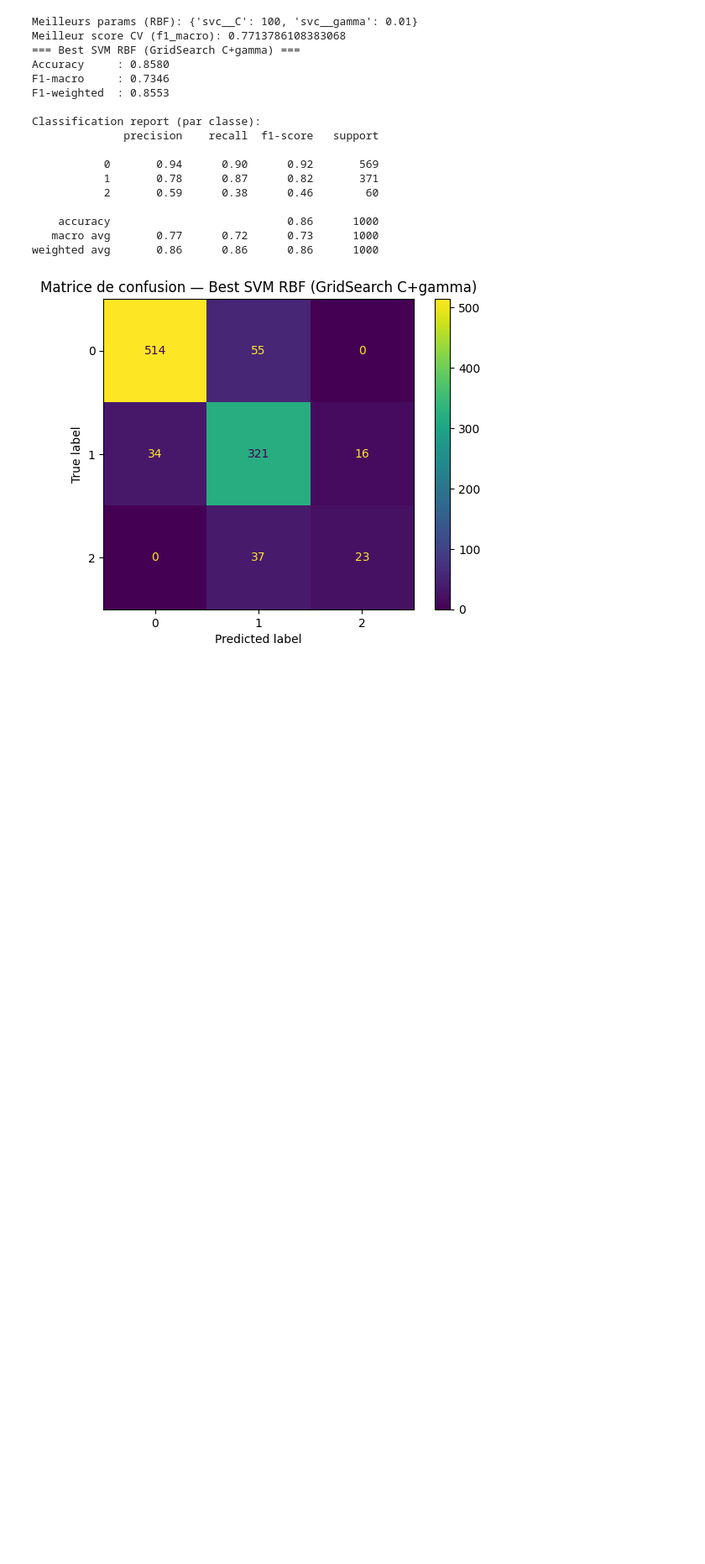
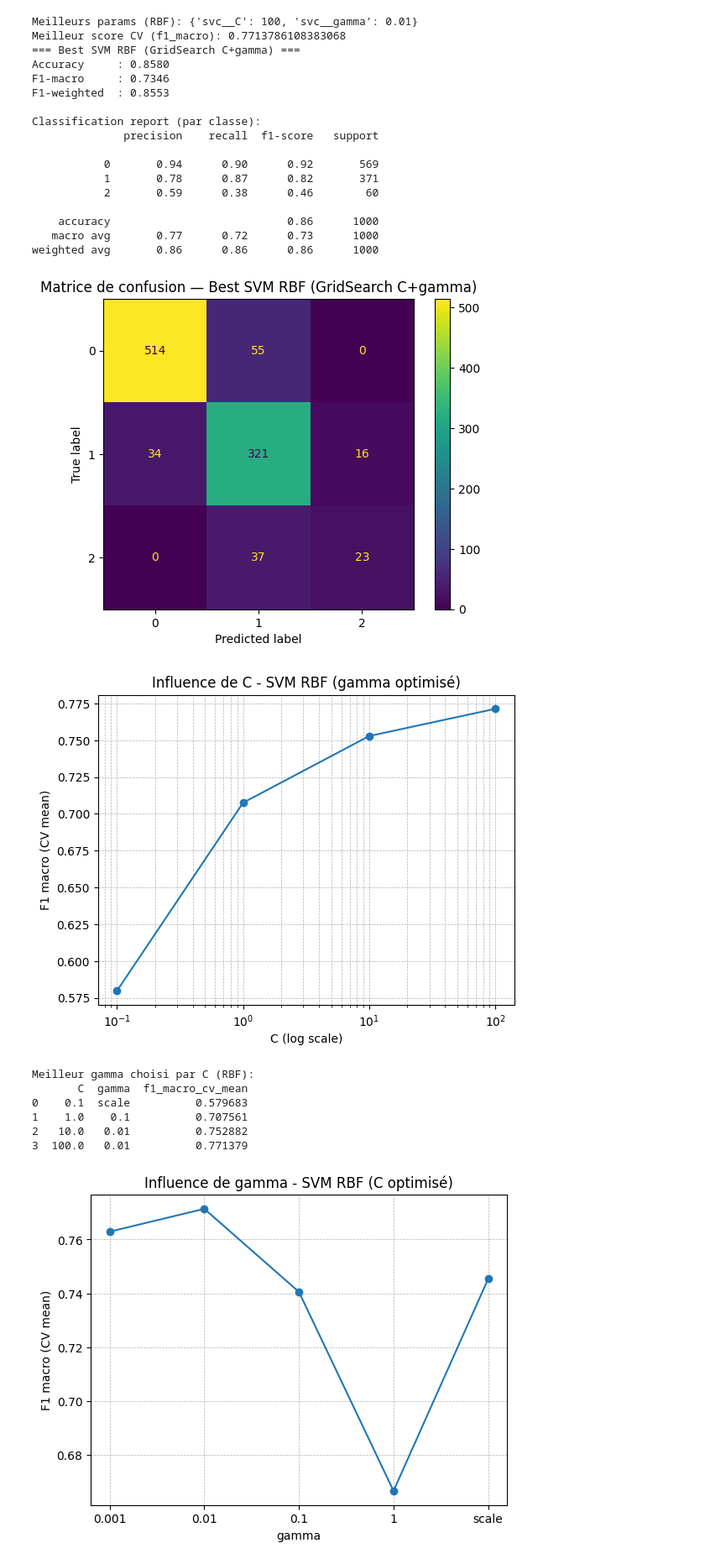
Before and after one commit to aicha53-dot/energy-classification-project, a Jupyter notebook: notebooks/03_svm_malak.ipynb, the cells around one changed output. Shown: that part at 84% size. Cells and saved outputs as stored; diff of their text form; code cells hidden in the pictures; blank space fills up the shorter version.

```diff
--- a/notebooks/03_svm_malak.ipynb
+++ b/notebooks/03_svm_malak.ipynb
@@ -201,3 +268,82 @@ Classification report (par classe):
    macro avg       0.77      0.72      0.73      1000
 weighted avg       0.86      0.86      0.86      1000
 [figure]
+# %%
+# -------------------------
+# 2) GridSearch RBF (C + gamma) + extraction courbes
+# -------------------------
+param_grid_rbf = {
+    "svc__C": [0.1, 1, 10, 100],
+    "svc__gamma": [0.001, 0.01, 0.1, 1, "scale"]
+}
+
+grid_rbf = GridSearchCV(
+    estimator=Pipeline([("scaler", StandardScaler()), ("svc", SVC(kernel="rbf"))]),
+    param_grid=param_grid_rbf,
+    scoring="f1_macro",
+    cv=5,
+    n_jobs=-1,
+    return_train_score=False
+)
+
+grid_rbf.fit(X_train, y_train)
+
+# DataFrame des résultats CV
+cv_df = pd.DataFrame(grid_rbf.cv_results_)
+
+# Garder seulement les colonnes utiles
+cv_df = cv_df[["param_svc__C", "param_svc__gamma", "mean_test_score", "std_test_score"]].copy()
+cv_df.rename(columns={
+    "param_svc__C": "C",
+    "param_svc__gamma": "gamma",
+    "mean_test_score": "f1_macro_cv_mean",
+    "std_test_score": "f1_macro_cv_std"
+}, inplace=True)
+
+# -------------------------
+# 2a) Influence de C pour RBF (meilleur gamma pour chaque C)
+# -------------------------
+best_by_C = cv_df.sort_values("f1_macro_cv_mean", ascending=False).groupby("C", as_index=False).first()
+best_by_C = best_by_C.sort_values("C")
+
+plt.figure()
+plt.plot(best_by_C["C"], best_by_C["f1_macro_cv_mean"], marker="o")
+plt.xscale("log")
+plt.xlabel("C (log scale)")
+plt.ylabel("F1 macro (CV mean)")
+plt.title("Influence de C - SVM RBF (gamma optimisé)")
+plt.grid(True, which="both", linestyle="--", linewidth=0.5)
+plt.show()
+
+print("Meilleur gamma choisi par C (RBF):")
+print(best_by_C[["C", "gamma", "f1_macro_cv_mean"]])
+
+# -------------------------
+# 2b) Influence de gamma pour RBF (meilleur C pour chaque gamma)
+# -------------------------
+best_by_gamma = cv_df.sort_values("f1_macro_cv_mean", ascending=False).groupby("gamma", as_index=False).first()
+
+# Pour gamma, si tu as "scale", c'est catégoriel -> on garde l'ordre défini
+gamma_order = [0.001, 0.01, 0.1, 1, "scale"]
+best_by_gamma["gamma"] = pd.Categorical(best_by_gamma["gamma"], categories=gamma_order, ordered=True)
+best_by_gamma = best_by_gamma.sort_values("gamma")
+
+plt.figure()
+plt.plot(best_by_gamma["gamma"].astype(str), best_by_gamma["f1_macro_cv_mean"], marker="o")
+plt.xlabel("gamma")
+plt.ylabel("F1 macro (CV mean)")
+plt.title("Influence de gamma - SVM RBF (C optimisé)")
+plt.grid(True, linestyle="--", linewidth=0.5)
+plt.show()
+
+print("Meilleur C choisi par gamma (RBF):")
+print(best_by_gamma[["gamma", "C", "f1_macro_cv_mean"]])
+# %% [output]
+[figure, added]
+Meilleur gamma choisi par C (RBF):
+       C  gamma  f1_macro_cv_mean
+0    0.1  scale          0.579683
+1    1.0    0.1          0.707561
+2   10.0   0.01          0.752882
+3  100.0   0.01          0.771379
+[figure, added]
```
Also changed, not shown: parts of 14 cells of this notebook.
